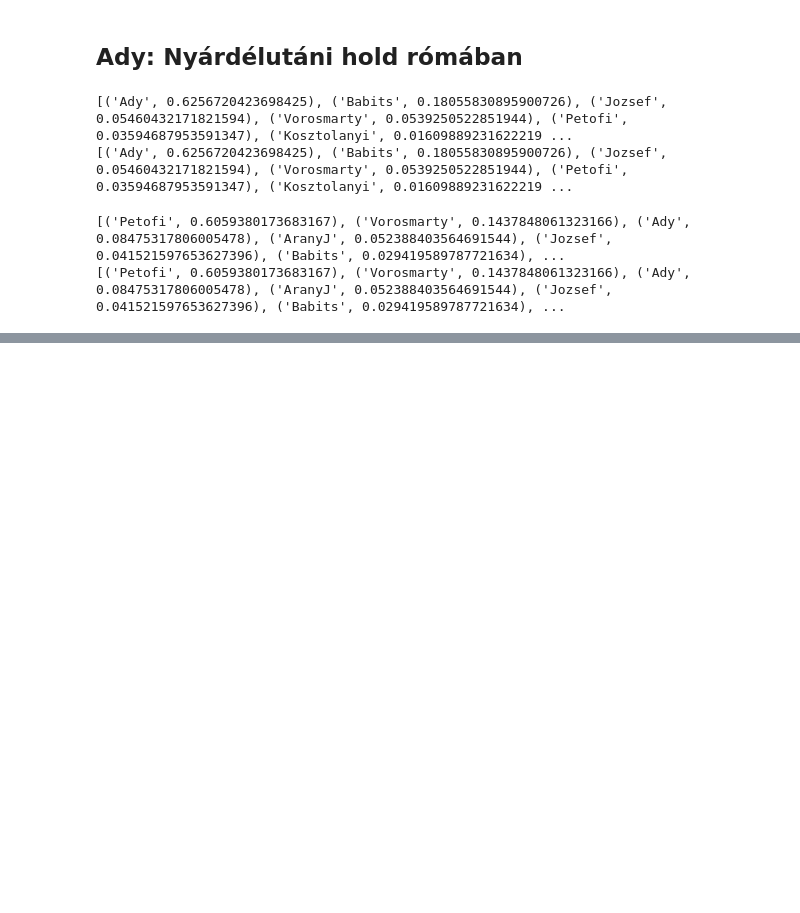
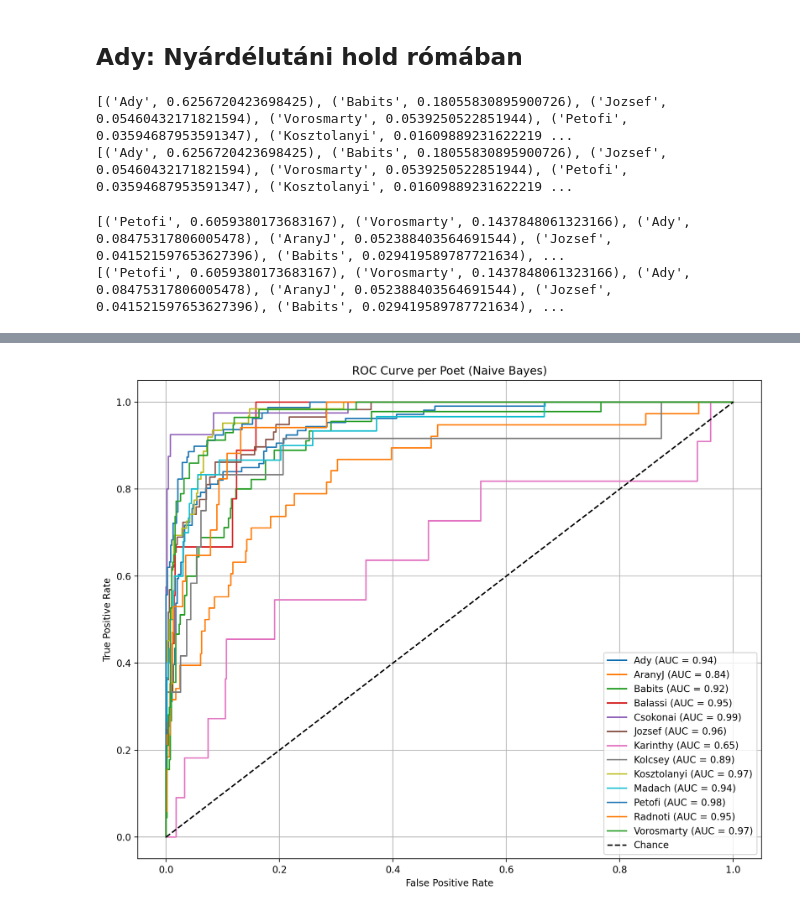
Before and after one commit to AronSomogyi/HunPoetry, a Jupyter notebook: Classification.ipynb, the cells around one changed output, grey strips where cells are left out. Cells and saved outputs as stored; diff of their text form; code cells hidden in the pictures; blank space fills up the shorter version.

```diff
--- a/Classification.ipynb
+++ b/Classification.ipynb
@@ -235,0 +387,4 @@ print(sorted(doc.cats.items(), key=lambda item: item[1], reverse=True))
+# %%
+nb_model = MultinomialNB()
+
+nb_model.fit(X_train, y_train)
@@ -235,0 +393,8 @@ print(sorted(doc.cats.items(), key=lambda item: item[1], reverse=True))
+# %%
+from sklearn.metrics import classification_report, roc_auc_score, roc_curve
+
+y_pred_test = nb_model.predict(X_test)
+y_pred_proba_test = nb_model.predict_proba(X_test)
+
+print("Classification Report (Test Set):")
+print(classification_report(y_test, y_pred_test))
@@ -235,0 +422,24 @@ print(sorted(doc.cats.items(), key=lambda item: item[1], reverse=True))
+# %%
+poet_labels = train_df['poet'].unique()
+y_test_bin = pd.get_dummies(y_test)  # One-hot encode test labels
+fpr = {}
+tpr = {}
+roc_auc = {}
+
+plt.figure(figsize=(10, 8), dpi=200)
+for i, poet in enumerate(poet_labels):
+    fpr[poet], tpr[poet], _ = roc_curve(y_test_bin[poet], y_pred_proba_test[:, i])
+    roc_auc[poet] = roc_auc_score(y_test_bin[poet], y_pred_proba_test[:, i])
+    plt.plot(fpr[poet], tpr[poet], label=f'{poet} (AUC = {roc_auc[poet]:.2f})')
+
+# Add ROC details
+plt.plot([0, 1], [0, 1], 'k--', label='Chance')
+plt.xlabel('False Positive Rate')
+plt.ylabel('True Positive Rate')
+plt.title('ROC Curve per Poet (Naive Bayes)')
+plt.legend()
+plt.grid()
+plt.tight_layout()
+plt.show()
+# %% [output]
+[figure, added]
```
Also changed, not shown: parts of 11 cells of this notebook, 3 other files.
